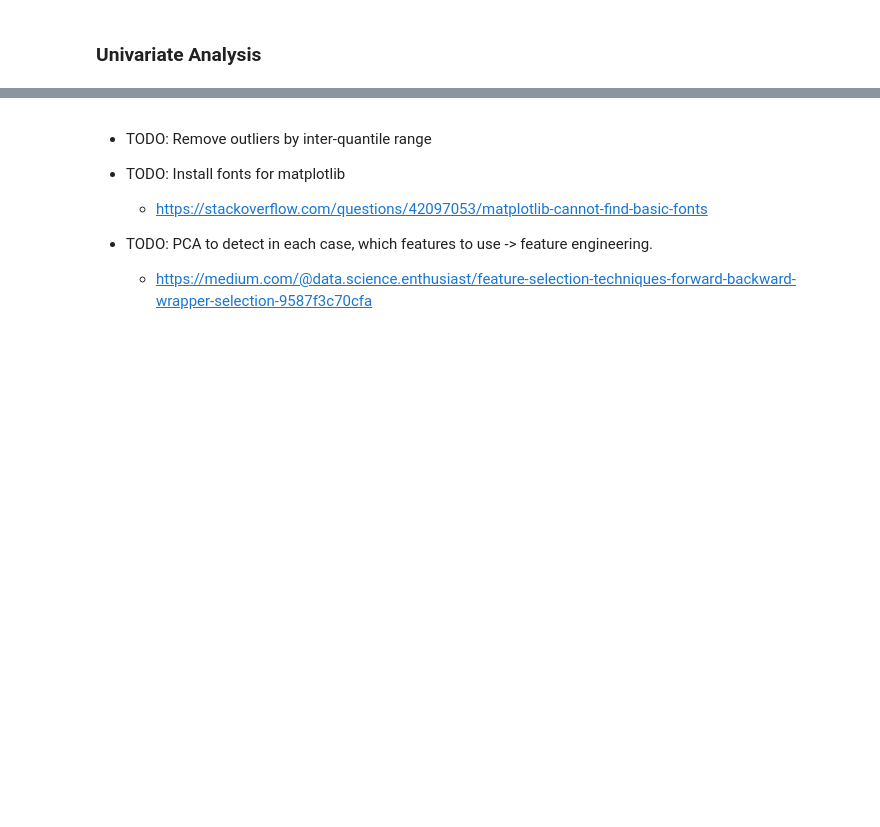
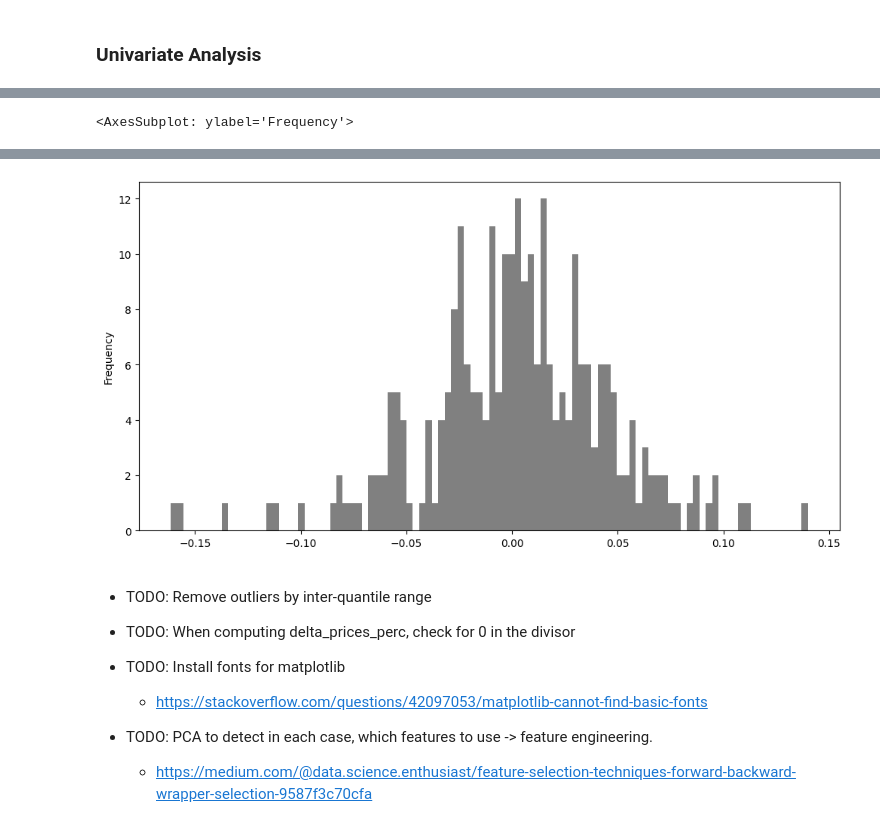
Before and after one commit to Nil-Andreu/forecasting-app, a Jupyter notebook: injestion/injestion/01. Yahoo Finance API.ipynb, the cells around one changed output, grey strips where cells are left out. Saved outputs shown, nothing was run; the diff lists cells and outputs as text; code cells hidden in the pictures; blank space fills up the shorter version.

```diff
--- a/injestion/injestion/01. Yahoo Finance API.ipynb
+++ b/injestion/injestion/01. Yahoo Finance API.ipynb
@@ -169,0 +224,6 @@ def clean_outliers_z_score(df, threshold):
+# %%
+# Next thing to do, is to make an univariate and bivariate analysis
+delta_prices_perc = (prices_amazon_cleaned.shift(-1) - prices_amazon_cleaned) / prices_amazon_cleaned.shift(-1)
+delta_prices_perc = delta_prices_perc.fillna(0)
+delta_prices_perc.columns = ["Delta Open Perc", "Delta High Perc", "Delta Low Perc", "Delta Close Perc"]
+delta_prices_perc
@@ -169,0 +257,4 @@ def clean_outliers_z_score(df, threshold):
+# %%
+delta_prices_perc["Delta Close Perc"].plot(kind="hist", bins=100, figsize=(12, 6), color="gray")
+# %% [output]
+<AxesSubplot: ylabel='Frequency'>
@@ -170,10 +278,11 @@ def clean_outliers_z_score(df, threshold):
+[figure, added]
 # %% [markdown]
 - TODO: Remove outliers by inter-quantile range
 
+- TODO: When computing delta_prices_perc, check for 0 in the divisor
 
 - TODO: Install fonts for matplotlib
     - https://stackoverflow.com/questions/42097053/matplotlib-cannot-find-basic-fonts
 
-
 - TODO: PCA to detect in each case, which features to use -> feature engineering.
     - https://medium.com/@data.science.enthusiast/feature-selection-techniques-forward-backward-wrapper-selection-9587f3c70cfa
```
Also changed, not shown: parts of 7 cells of this notebook.
